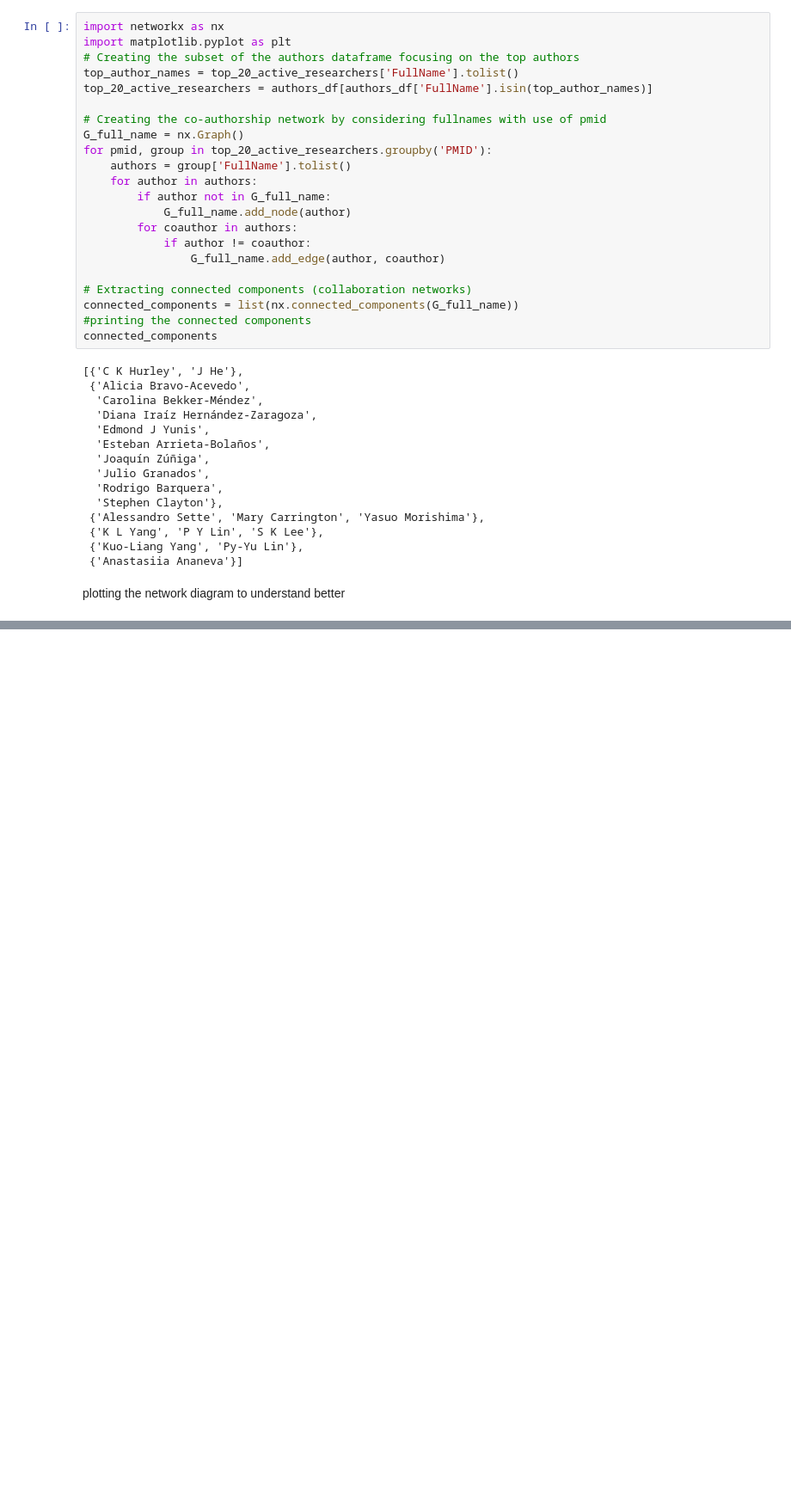
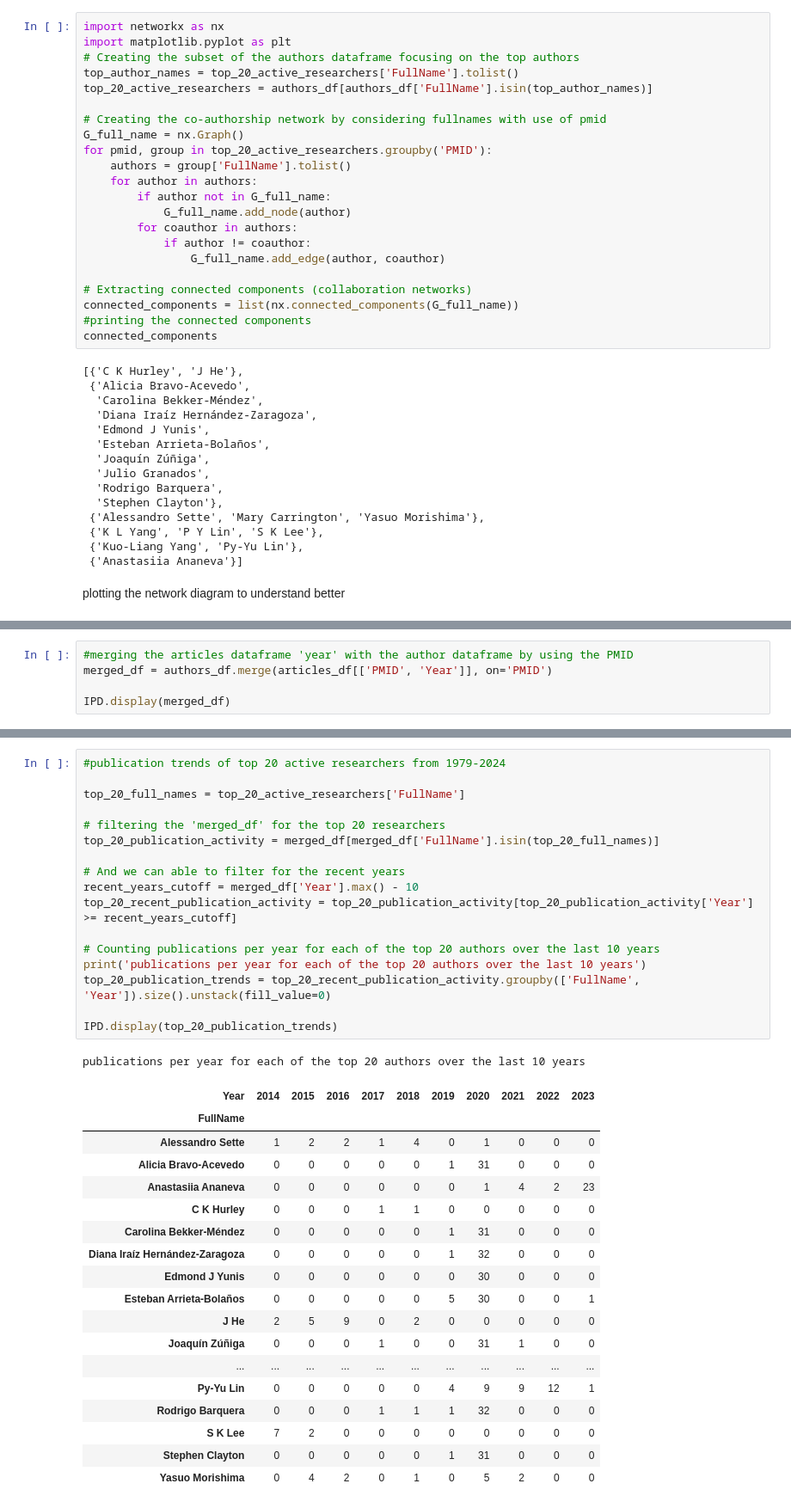
Before and after one commit to catcarroll98/skills-assessment-2, a Jupyter notebook: skillspresentation.ipynb, the cells around one changed output, grey strips where cells are left out. Shown: that part at 86% size. Drawn from its saved outputs; the diff is of its cells as text; blank space fills up the shorter version.

Commit message:
adding publication analysis

```diff
--- a/skillspresentation.ipynb
+++ b/skillspresentation.ipynb
@@ -395,0 +394,5 @@ plt.show()
+# %%
+#merging the articles dataframe 'year' with the author dataframe by using the PMID
+merged_df = authors_df.merge(articles_df[['PMID', 'Year']], on='PMID')
+
+IPD.display(merged_df)
@@ -395,0 +438,37 @@ plt.show()
+# %%
+#publication trends of top 20 active researchers from 1979-2024
+
+top_20_full_names = top_20_active_researchers['FullName']
+
+# filtering the 'merged_df' for the top 20 researchers
+top_20_publication_activity = merged_df[merged_df['FullName'].isin(top_20_full_names)]
+
+# And we can able to filter for the recent years
+recent_years_cutoff = merged_df['Year'].max() - 10
+top_20_recent_publication_activity = top_20_publication_activity[top_20_publication_activity['Year'] >= recent_years_cutoff]
+
+# Counting publications per year for each of the top 20 authors over the last 10 years
+print('publications per year for each of the top 20 authors over the last 10 years')
+top_20_publication_trends = top_20_recent_publication_activity.groupby(['FullName', 'Year']).size().unstack(fill_value=0)
+
+IPD.display(top_20_publication_trends)
+# %% [output]
+publications per year for each of the top 20 authors over the last 10 years
+| Year | 2014 | 2015 | 2016 | 2017 | 2018 | 2019 | 2020 | 2021 | 2022 | 2023 |
+| FullName |  |  |  |  |  |  |  |  |  |  |
+| Alessandro Sette | 1 | 2 | 2 | 1 | 4 | 0 | 1 | 0 | 0 | 0 |
+| Alicia Bravo-Acevedo | 0 | 0 | 0 | 0 | 0 | 1 | 31 | 0 | 0 | 0 |
+| Anastasiia Ananeva | 0 | 0 | 0 | 0 | 0 | 0 | 1 | 4 | 2 | 23 |
+| C K Hurley | 0 | 0 | 0 | 1 | 1 | 0 | 0 | 0 | 0 | 0 |
+| Carolina Bekker-Méndez | 0 | 0 | 0 | 0 | 0 | 1 | 31 | 0 | 0 | 0 |
+| Diana Iraíz Hernández-Zaragoza | 0 | 0 | 0 | 0 | 0 | 1 | 32 | 0 | 0 | 0 |
+| Edmond J Yunis | 0 | 0 | 0 | 0 | 0 | 0 | 30 | 0 | 0 | 0 |
+| Esteban Arrieta-Bolaños | 0 | 0 | 0 | 0 | 0 | 5 | 30 | 0 | 0 | 1 |
+| J He | 2 | 5 | 9 | 0 | 2 | 0 | 0 | 0 | 0 | 0 |
+| Joaquín Zúñiga | 0 | 0 | 0 | 1 | 0 | 0 | 31 | 1 | 0 | 0 |
+| ... | ... | ... | ... | ... | ... | ... | ... | ... | ... | ... |
+| Py-Yu Lin | 0 | 0 | 0 | 0 | 0 | 4 | 9 | 9 | 12 | 1 |
+| Rodrigo Barquera | 0 | 0 | 0 | 1 | 1 | 1 | 32 | 0 | 0 | 0 |
+| S K Lee | 7 | 2 | 0 | 0 | 0 | 0 | 0 | 0 | 0 | 0 |
+| Stephen Clayton | 0 | 0 | 0 | 0 | 0 | 1 | 31 | 0 | 0 | 0 |
+| Yasuo Morishima | 0 | 4 | 2 | 0 | 1 | 0 | 5 | 2 | 0 | 0 |
```
Also changed, not shown: parts of 4 cells of this notebook.
